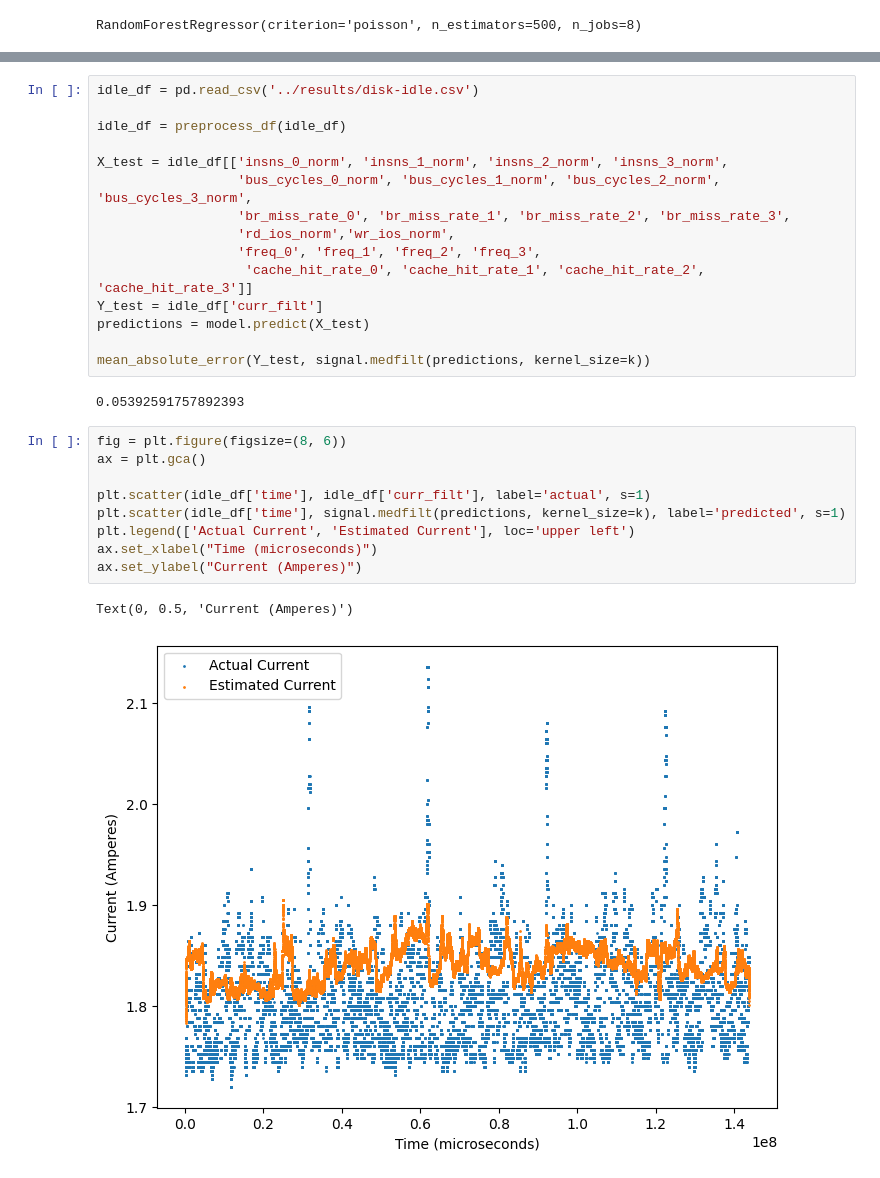
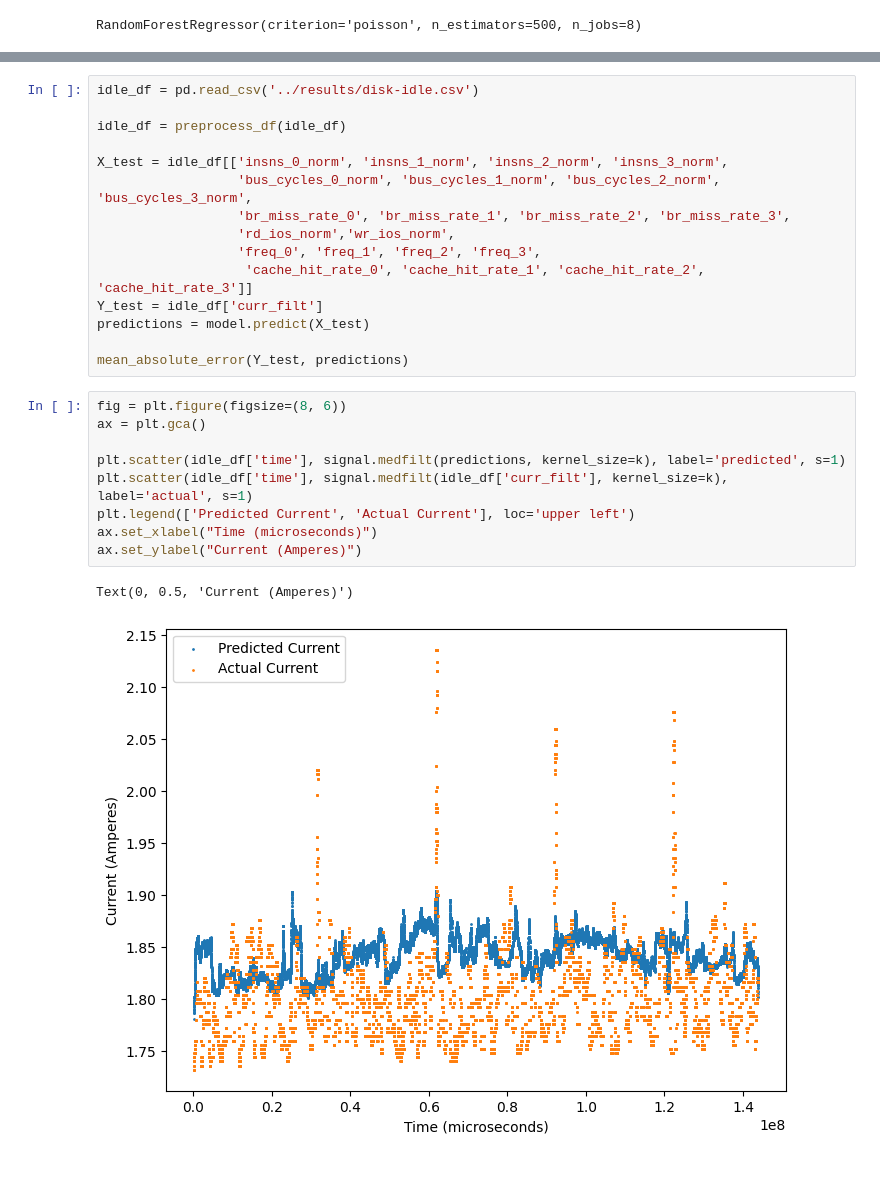
Before and after one commit to radshield/raspi-sel, a Jupyter notebook: analysis/perf_disk.ipynb, the cells around one changed output, grey strips where cells are left out. Saved outputs shown, nothing was run; the diff lists cells and outputs as text.

```diff
--- a/analysis/perf_disk.ipynb
+++ b/analysis/perf_disk.ipynb
@@ -210,18 +210,16 @@ X_test = idle_df[['insns_0_norm', 'insns_1_norm', 'insns_2_norm', 'insns_3_norm'
 Y_test = idle_df['curr_filt']
 predictions = model.predict(X_test)
 
-mean_absolute_error(Y_test, signal.medfilt(predictions, kernel_size=k))
+mean_absolute_error(Y_test, predictions)
-# %% [output]
-0.05392591757892393
 # %%
 fig = plt.figure(figsize=(8, 6))
 ax = plt.gca()
 
-plt.scatter(idle_df['time'], idle_df['curr_filt'], label='actual', s=1)
 plt.scatter(idle_df['time'], signal.medfilt(predictions, kernel_size=k), label='predicted', s=1)
-plt.legend(['Actual Current', 'Estimated Current'], loc='upper left')
+plt.scatter(idle_df['time'], signal.medfilt(idle_df['curr_filt'], kernel_size=k), label='actual', s=1)
+plt.legend(['Predicted Current', 'Actual Current'], loc='upper left')
 ax.set_xlabel("Time (microseconds)")
 ax.set_ylabel("Current (Amperes)")
 # %% [output]
 Text(0, 0.5, 'Current (Amperes)')
-[figure, old version]
+[figure, new version]
```
Also changed, not shown: parts of 11 cells of this notebook, 1 other file.
